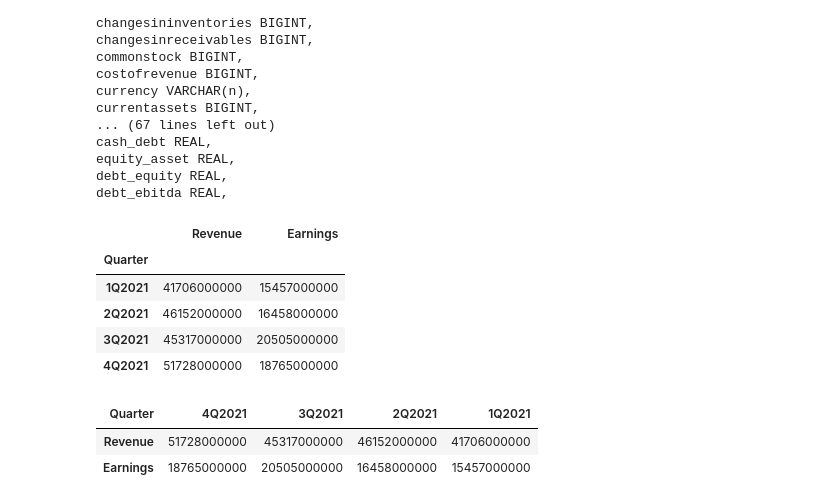
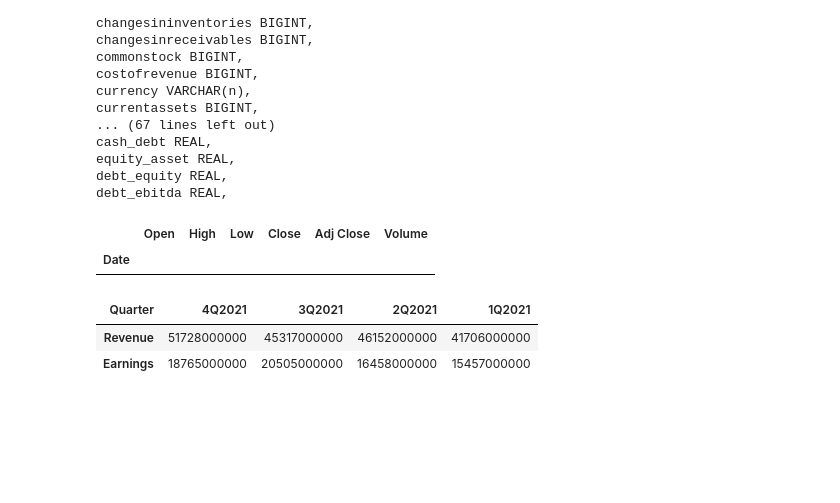
Before and after one commit to Michiel-DK/tracker, a Jupyter notebook: notebooks/try.ipynb, the cells around one changed output. Saved outputs shown, nothing was run; the diff lists cells and outputs as text; code cells hidden in the pictures; blank space fills up the shorter version.

```diff
--- a/notebooks/try.ipynb
+++ b/notebooks/try.ipynb
@@ -89,13 +89,9 @@ info = yf.Ticker('MSFT').earnings
 # %%
-earnings = yf.Ticker('MSFT').quarterly_earnings
+earnings = yf.Ticker('RGLXY').quarterly_earnings
 earnings
 # %% [output]
-|  | Revenue | Earnings |
-| Quarter |  |  |
-| 1Q2021 | 41706000000 | 15457000000 |
-| 2Q2021 | 46152000000 | 16458000000 |
-| 3Q2021 | 45317000000 | 20505000000 |
-| 4Q2021 | 51728000000 | 18765000000 |
+|  | Open | High | Low | Close | Adj Close | Volume |
+| Date |  |  |  |  |  |  |
 # %%
 earnings_T = earnings.sort_values(by='Quarter', ascending=False).T
 earnings_T
```
Also changed, not shown: parts of 1 cell of this notebook, 1 other file.
